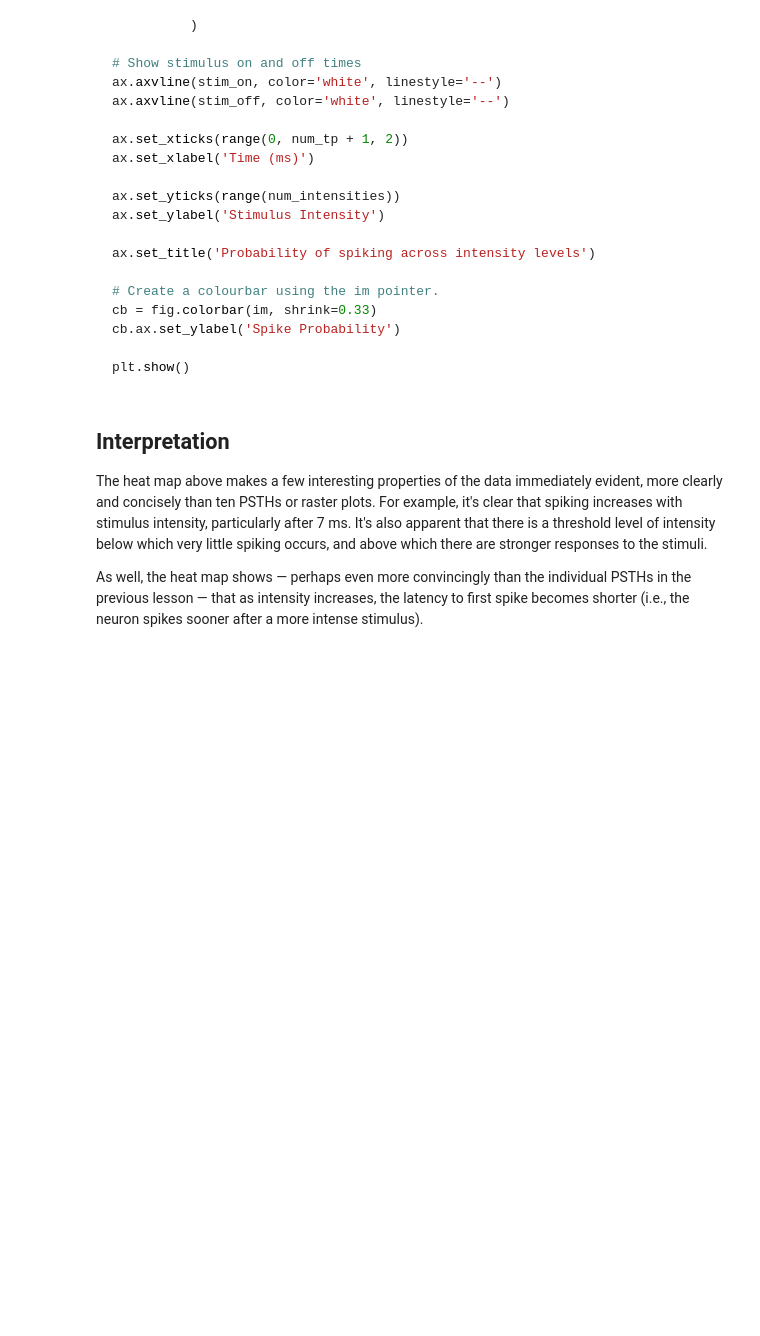
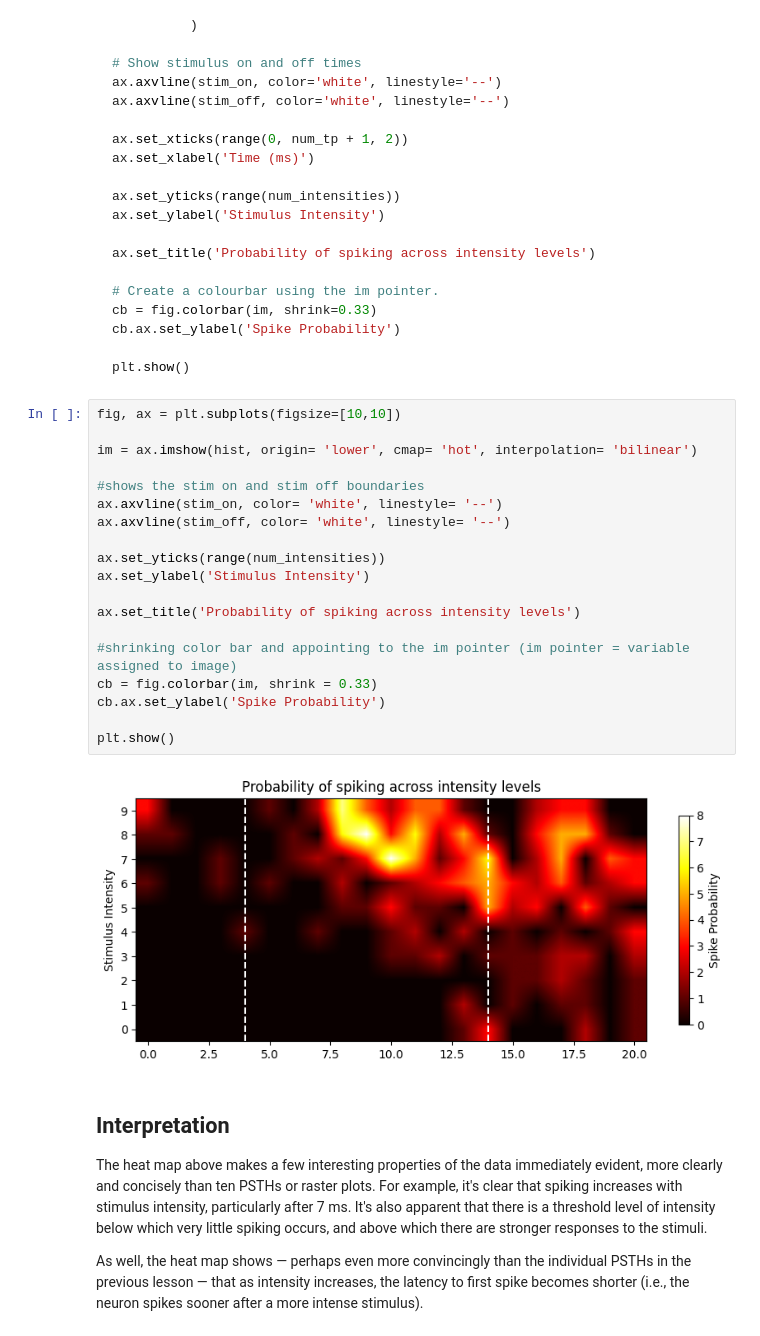
Before and after one commit to dm748329/Single-Unit-Data, a Jupyter notebook: 3 - heat_maps.ipynb, the cells around one changed output. Drawn from its saved outputs; the diff is of its cells as text; blank space fills up the shorter version.

```diff
--- a/3 - heat_maps.ipynb
+++ b/3 - heat_maps.ipynb
@@ -333,6 +354,27 @@ cb.ax.set_ylabel('Spike Probability')
 
 plt.show()
 ~~~
+# %%
+fig, ax = plt.subplots(figsize=[10,10])
+
+im = ax.imshow(hist, origin= 'lower', cmap= 'hot', interpolation= 'bilinear')
+
+#shows the stim on and stim off boundaries
+ax.axvline(stim_on, color= 'white', linestyle= '--')
+ax.axvline(stim_off, color= 'white', linestyle= '--')
+
+ax.set_yticks(range(num_intensities))
+ax.set_ylabel('Stimulus Intensity')
+
+ax.set_title('Probability of spiking across intensity levels')
+
+#shrinking color bar and appointing to the im pointer (im pointer = variable assigned to image)
+cb = fig.colorbar(im, shrink = 0.33)
+cb.ax.set_ylabel('Spike Probability')
+
+plt.show()
+# %% [output]
+[figure, added]
 # %% [markdown]
 ## Interpretation
 
```
Also changed, not shown: parts of 6 cells of this notebook.
